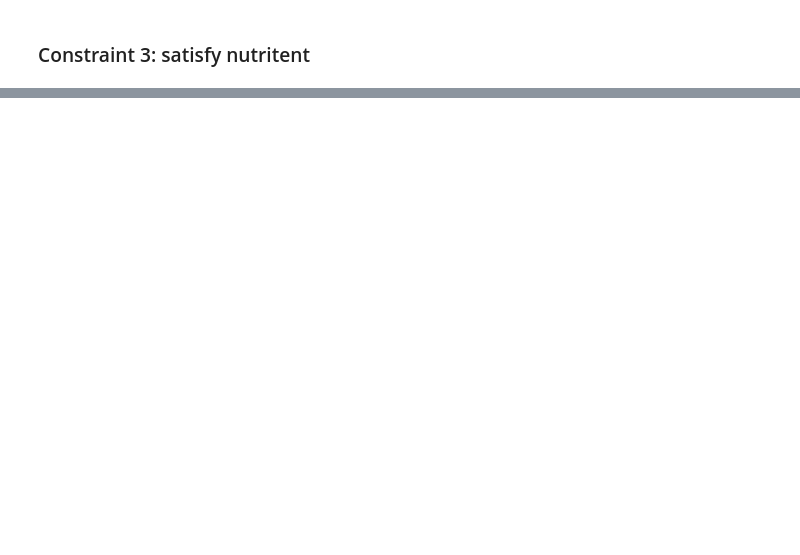
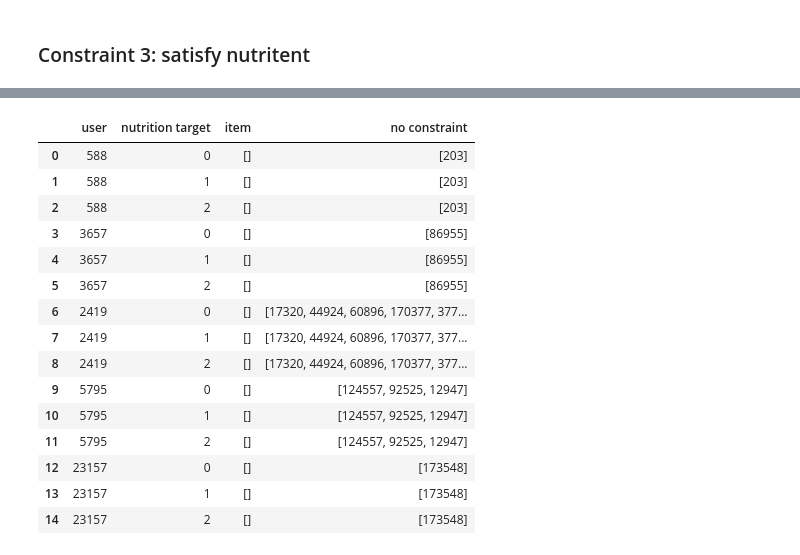
Before and after one commit to rach-rgb/food-recommendation-w-constraints, a Jupyter notebook: notebooks/naive_model.ipynb, the cells around one changed output, grey strips where cells are left out. Drawn from its saved outputs; the diff is of its cells as text; code cells hidden in the pictures; blank space fills up the shorter version.

```diff
--- a/notebooks/naive_model.ipynb
+++ b/notebooks/naive_model.ipynb
@@ -212 +338,3 @@ def satisfy_nutr(fid, target_nutr):
     return True
+# %%
+user_list = select_random(len(ingr_const), u_sample)
@@ -212,0 +356,6 @@ def satisfy_nutr(fid, target_nutr):
+# %%
+nutr_list = {}
+for u in user_list:
+    nutr_list[u] = []
+    for x in range (0, len(nutr_const)):
+        nutr_list[u].append(nutr_const.loc[x])
@@ -212,0 +382,13 @@ def satisfy_nutr(fid, target_nutr):
+# %%
+recommend_list = {}
+for u in user_list:
+    for i in range (0, len(nutr_list[u])):
+        recommend_list[(u, i)] = []
+        top_k = top_N_recommend[str(u)]
+        count = 0
+        for f in top_k:
+            if satisfy_nutr(f[0], nutr_list[u][i]):
+                recommend_list[(u, i)].append(f[0])
+                count = count + 1
+            if count > top_N_const:
+                break
@@ -212,0 +413,30 @@ def satisfy_nutr(fid, target_nutr):
+# %%
+data3 = {'user': [], 'nutrition target': [], 'item': [], 'no constraint': []}
+for r in recommend_list:
+    data3['user'].append(r[0])
+    data3['nutrition target'].append(r[1])
+    data3['item'].append(recommend_list[r])
+    fl = []
+    for i in top_N_recommend[str(r[0])]:
+        fl.append(i[0])
+    data3['no constraint'].append(fl)
+# %%
+sample3 = pd.DataFrame(data3)
+sample3
+# %% [output]
+|  | user | nutrition target | item | no constraint |
+| 0 | 588 | 0 | [] | [203] |
+| 1 | 588 | 1 | [] | [203] |
+| 2 | 588 | 2 | [] | [203] |
+| 3 | 3657 | 0 | [] | [86955] |
+| 4 | 3657 | 1 | [] | [86955] |
+| 5 | 3657 | 2 | [] | [86955] |
+| 6 | 2419 | 0 | [] | [17320, 44924, 60896, 170377, 377... |
+| 7 | 2419 | 1 | [] | [17320, 44924, 60896, 170377, 377... |
+| 8 | 2419 | 2 | [] | [17320, 44924, 60896, 170377, 377... |
+| 9 | 5795 | 0 | [] | [124557, 92525, 12947] |
+| 10 | 5795 | 1 | [] | [124557, 92525, 12947] |
+| 11 | 5795 | 2 | [] | [124557, 92525, 12947] |
+| 12 | 23157 | 0 | [] | [173548] |
+| 13 | 23157 | 1 | [] | [173548] |
+| 14 | 23157 | 2 | [] | [173548] |
```
Also changed, not shown: parts of 26 cells of this notebook.
